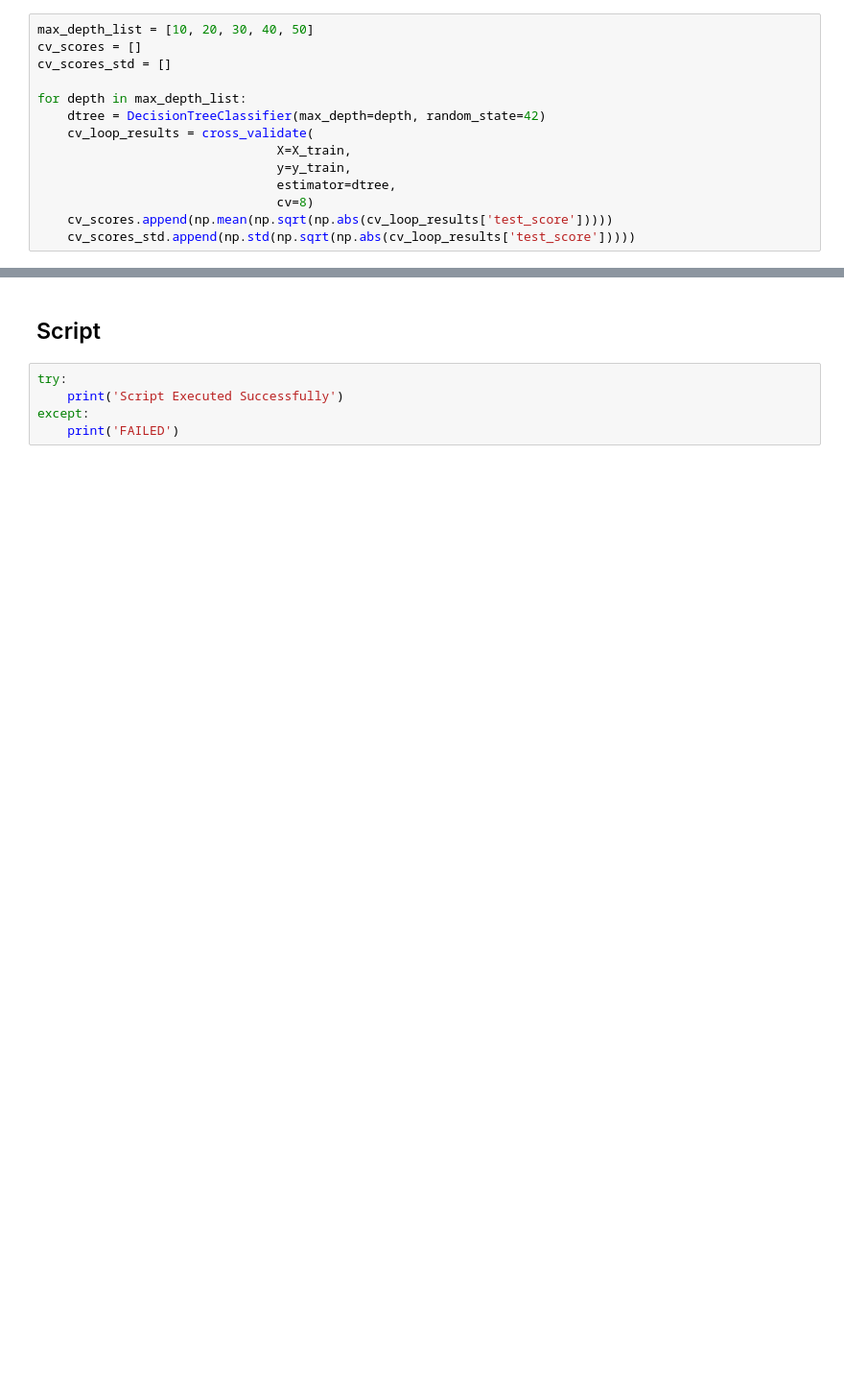
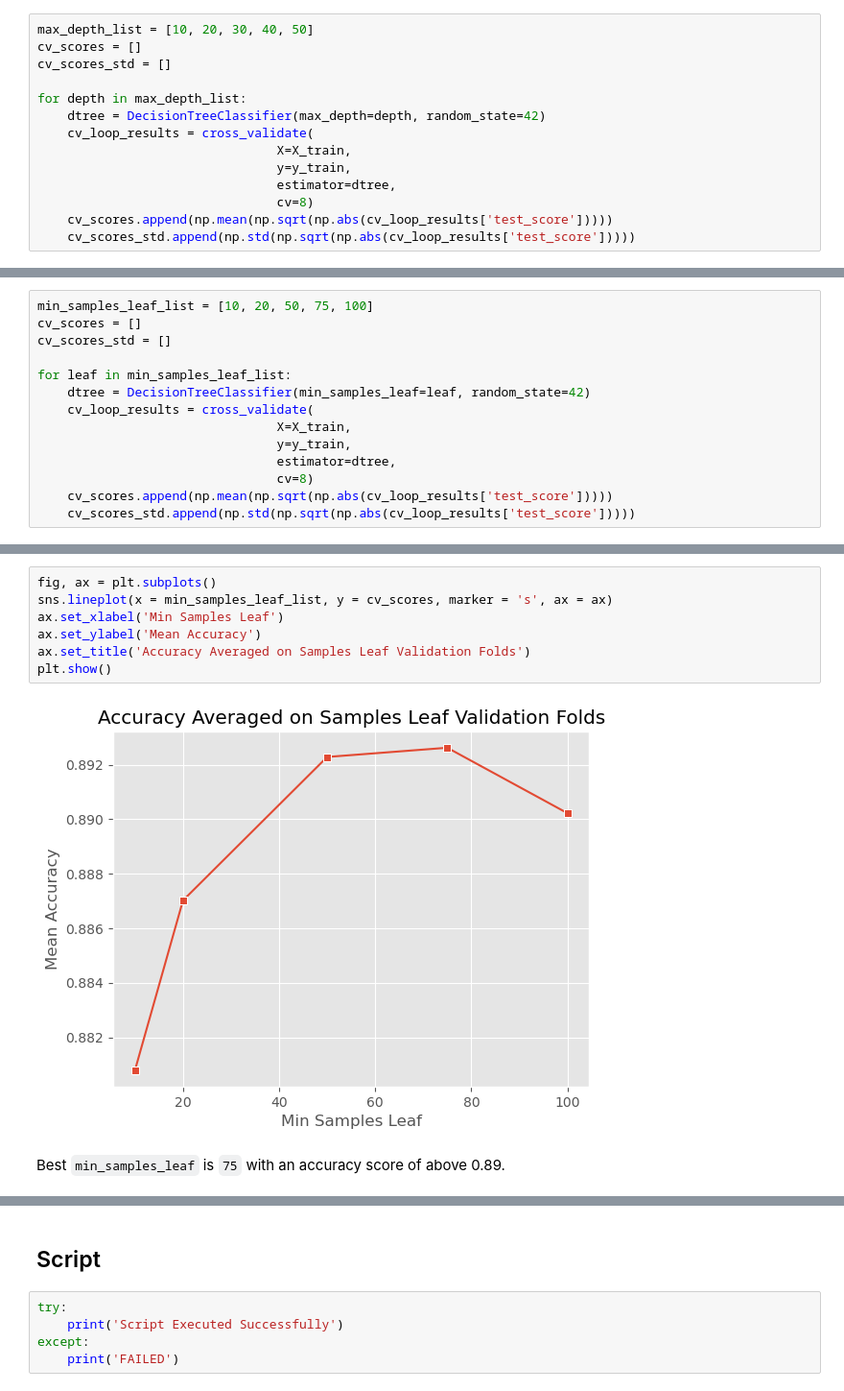
Before and after one commit to mrhussaink7/telco-churn-model, a Jupyter notebook: notebooks/model_development.ipynb, the cells around one changed output, grey strips where cells are left out. Shown at 96% size. Cells and saved outputs as stored; diff of their text form; blank space fills up the shorter version.

```diff
--- a/notebooks/model_development.ipynb
+++ b/notebooks/model_development.ipynb
@@ -146,0 +242,14 @@ plt.show()
+# %%
+min_samples_leaf_list = [10, 20, 50, 75, 100]
+cv_scores = []
+cv_scores_std = []
+
+for leaf in min_samples_leaf_list:
+    dtree = DecisionTreeClassifier(min_samples_leaf=leaf, random_state=42)
+    cv_loop_results = cross_validate(
+                                X=X_train,
+                                y=y_train,
+                                estimator=dtree,
+                                cv=8)
+    cv_scores.append(np.mean(np.sqrt(np.abs(cv_loop_results['test_score']))))
+    cv_scores_std.append(np.std(np.sqrt(np.abs(cv_loop_results['test_score']))))
@@ -146,0 +267,11 @@ plt.show()
+# %%
+fig, ax = plt.subplots()
+sns.lineplot(x = min_samples_leaf_list, y = cv_scores, marker = 's', ax = ax)
+ax.set_xlabel('Min Samples Leaf')
+ax.set_ylabel('Mean Accuracy')
+ax.set_title('Accuracy Averaged on Samples Leaf Validation Folds')
+plt.show()
+# %% [output]
+[figure, added]
+# %% [markdown]
+Best `min_samples_leaf` is `75` with an accuracy score of above 0.89.
```
Also changed, not shown: parts of 31 cells of this notebook.
